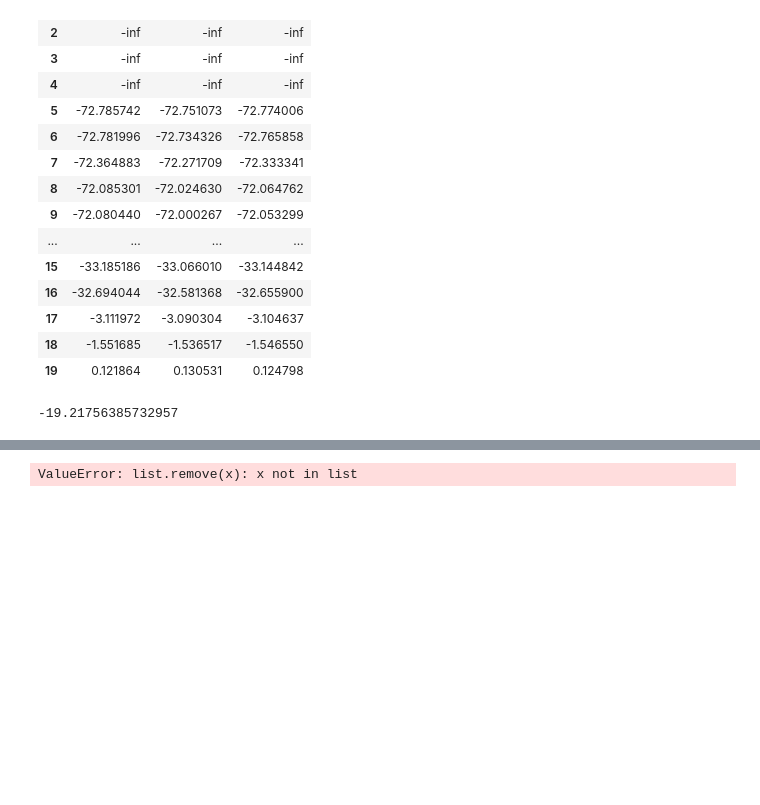
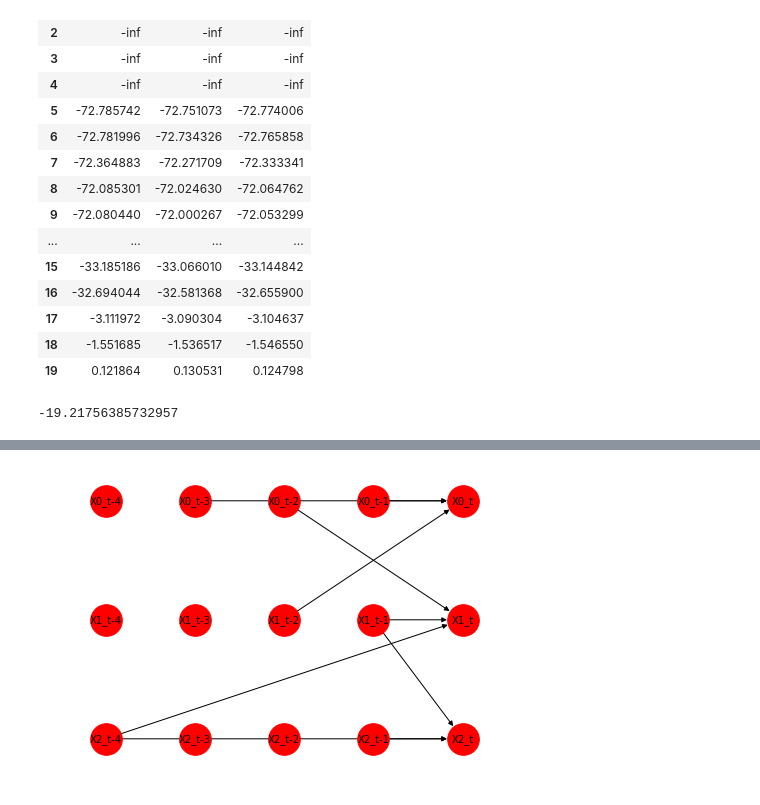
Before and after one commit to danthe96/CIoTS, a Jupyter notebook: simple_test.ipynb, the cells around one changed output, grey strips where cells are left out. Cells and saved outputs as stored; diff of their text form; code cells hidden in the pictures; blank space fills up the shorter version.

```diff
--- a/simple_test.ipynb
+++ b/simple_test.ipynb
@@ -102,7 +102,7 @@ generator.draw_graph()
 # %%
 generator = CausalTSGenerator(dimensions=dimensions, max_p=max_p, data_length=10000,
-                              incoming_edges=incoming_edges, enforce_autocorrelation=True)
+                              incoming_edges=incoming_edges, autocorrelation=0.5)
 ts = generator.generate()
 generator.draw_graph()
 # %% [output]
-ValueError: list.remove(x): x not in list
+[figure, added]
```
Also changed, not shown: parts of 1 cell of this notebook, 1 other file.
